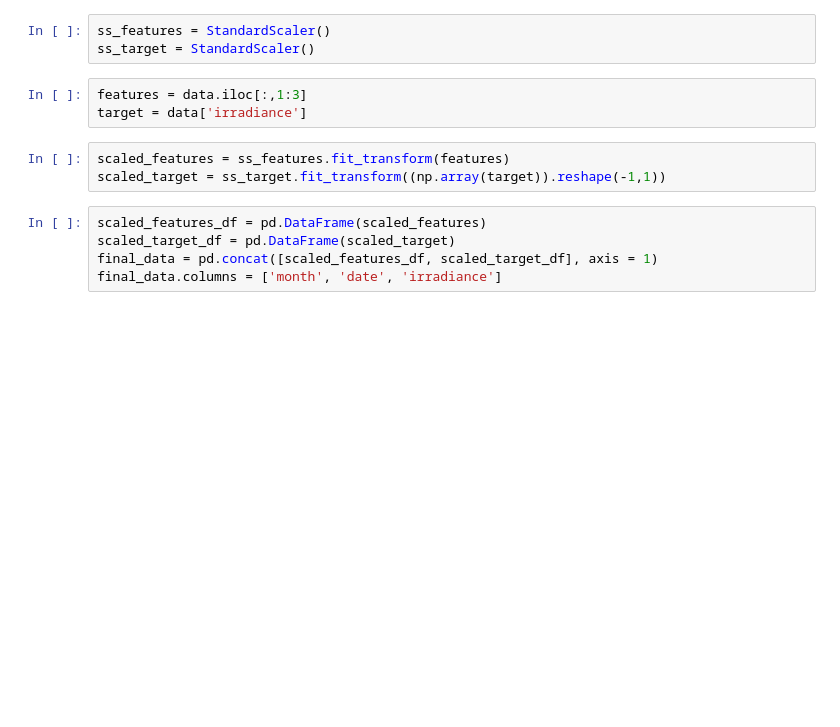
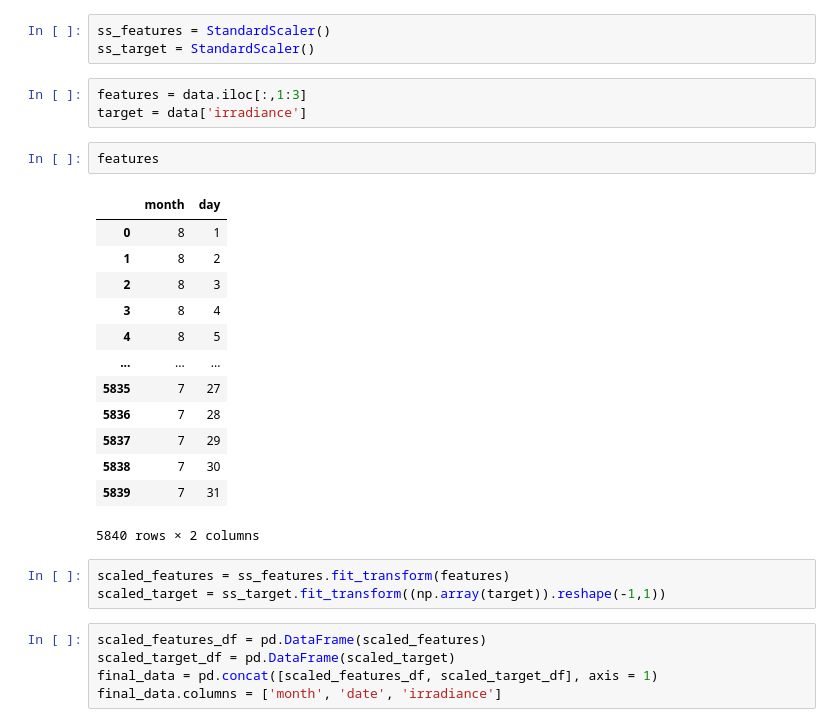
Before and after one commit to bhavyaprakash2002/Sparko, a Jupyter notebook: notebooks/data_anaysis.ipynb, the cells around one changed output. Saved outputs shown, nothing was run; the diff lists cells and outputs as text; blank space fills up the shorter version.

```diff
--- a/notebooks/data_anaysis.ipynb
+++ b/notebooks/data_anaysis.ipynb
@@ -59,6 +59,22 @@ ss_target = StandardScaler()
 # %%
 features = data.iloc[:,1:3]
 target = data['irradiance']
+# %%
+features
+# %% [output]
+|  | month | day |
+| 0 | 8 | 1 |
+| 1 | 8 | 2 |
+| 2 | 8 | 3 |
+| 3 | 8 | 4 |
+| 4 | 8 | 5 |
+| ... | ... | ... |
+| 5835 | 7 | 27 |
+| 5836 | 7 | 28 |
+| 5837 | 7 | 29 |
+| 5838 | 7 | 30 |
+| 5839 | 7 | 31 |
+5840 rows × 2 columns
 # %%
 scaled_features = ss_features.fit_transform(features)
 scaled_target = ss_target.fit_transform((np.array(target)).reshape(-1,1))
```
Also changed, not shown: 7 other files.
